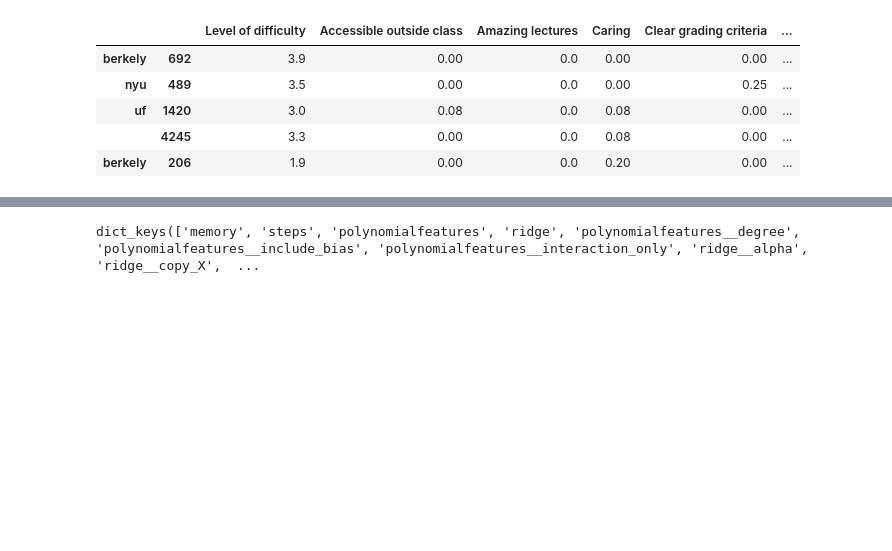
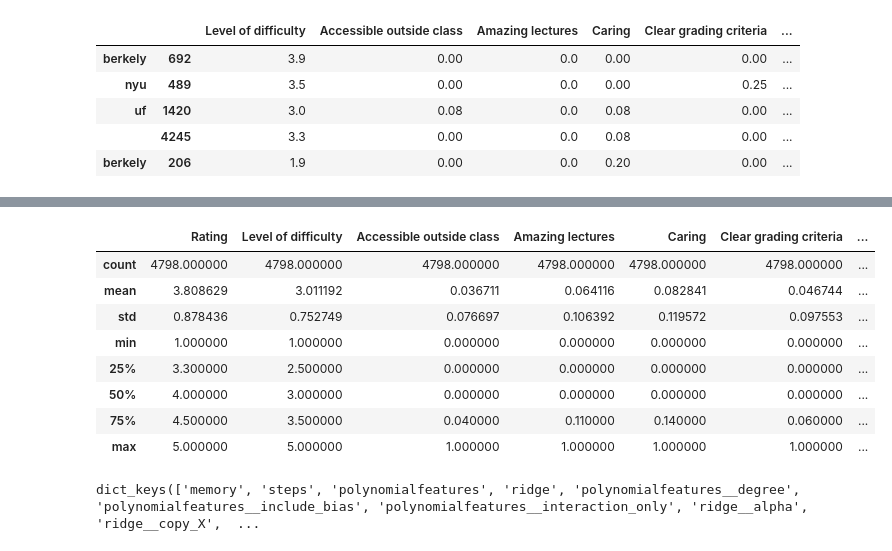
Before and after one commit to xzhou110/ratemyprofessordotcom, a Jupyter notebook: data_clean_up.ipynb, the cells around one changed output, grey strips where cells are left out. Saved outputs shown, nothing was run; the diff lists cells and outputs as text; code cells hidden in the pictures; blank space fills up the shorter version.

```diff
--- a/data_clean_up.ipynb
+++ b/data_clean_up.ipynb
@@ -477,3 +529,15 @@ X_train.head()
+# %%
+dfs_clean_smaller.describe()
+# %% [output]
+|  | Rating | Level of difficulty | Accessible outside class | Amazing lectures | Caring | Clear grading criteria | ... |
+| count | 4798.000000 | 4798.000000 | 4798.000000 | 4798.000000 | 4798.000000 | 4798.000000 | ... |
+| mean | 3.808629 | 3.011192 | 0.036711 | 0.064116 | 0.082841 | 0.046744 | ... |
+| std | 0.878436 | 0.752749 | 0.076697 | 0.106392 | 0.119572 | 0.097553 | ... |
+| min | 1.000000 | 1.000000 | 0.000000 | 0.000000 | 0.000000 | 0.000000 | ... |
+| 25% | 3.300000 | 2.500000 | 0.000000 | 0.000000 | 0.000000 | 0.000000 | ... |
+| 50% | 4.000000 | 3.000000 | 0.000000 | 0.000000 | 0.000000 | 0.000000 | ... |
+| 75% | 4.500000 | 3.500000 | 0.040000 | 0.110000 | 0.140000 | 0.060000 | ... |
+| max | 5.000000 | 5.000000 | 1.000000 | 1.000000 | 1.000000 | 1.000000 | ... |
 # %%
 # Modle 5 with Ridge model
 
```
Also changed, not shown: parts of 8 cells of this notebook, 1 other file.
